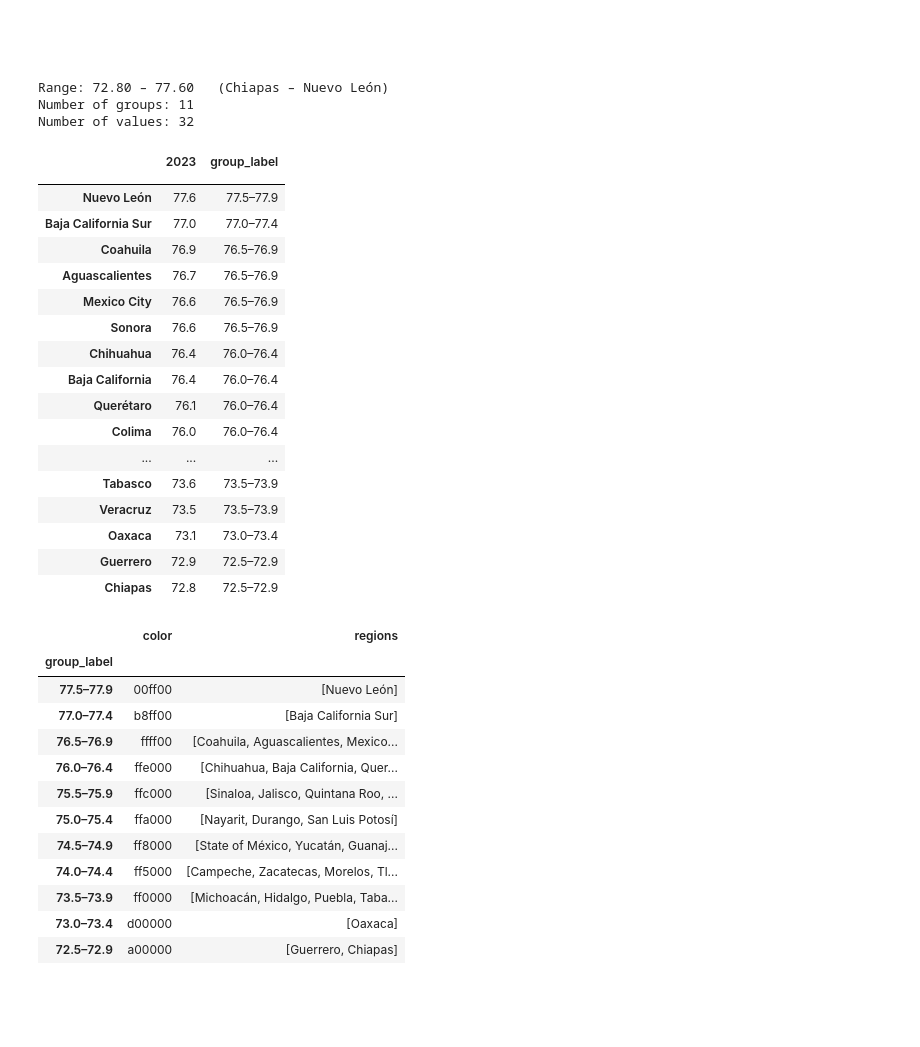
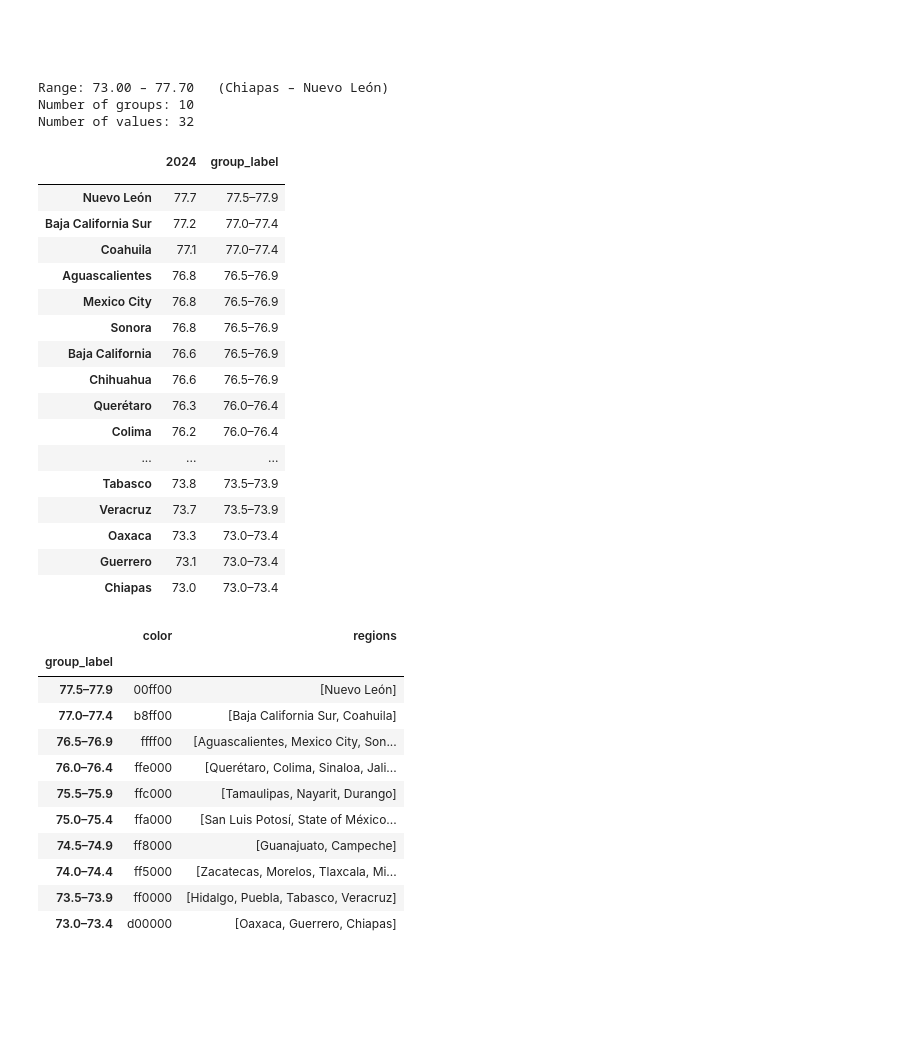
Before and after one commit to Lady3mlnm/Mini-programs-for-calculation-of-life-expectancy-in-countries, a Jupyter notebook: regions_Mexico/Mexican_maps.ipynb, the cells around one changed output. Cells and saved outputs as stored; diff of their text form; code cells hidden in the pictures.

```diff
--- a/regions_Mexico/Mexican_maps.ipynb
+++ b/regions_Mexico/Mexican_maps.ipynb
@@ -18,7 +18,7 @@ import mal_moduls_private.mal_total as mal
 # pd.options.display.min_rows = 4
 # pd.options.display.max_rows = 50
 # %%
-df = pd.read_excel('data/Mortalidad_09.xlsx', sheet_name='Tabulado', skiprows=6, skipfooter=11,
+df = pd.read_excel('data/Mortalidad_09.xlsx', sheet_name='Tabulado', skiprows=8, skipfooter=11,
                    header=None, index_col=0) # skiprows=4, header=None, index_col=0)
 df.index.name = ''
 
@@ -31,5 +31,6 @@ df.rename(index = {'Estados Unidos Mexicanos': '=MÉXICO=',
                    'México': 'State of México',
                    'Veracruz de Ignacio de la Llave': 'Veracruz'}, inplace=True)
 
+print(df.shape)
 df.head(3)
 # %% [output]
@@ -42,6 +44,6 @@ df.head(3)
 # %%
 ls_cols = []
-for year in list(range(2010, 2025)):
+for year in list(range(2010, 2026)):
     ls_cols.extend([f'{year}_t', f'{year}_m', f'{year}_f'])
 
 df.columns = ls_cols
@@ -56,5 +58,5 @@ df.head(3)
 # %%
-def sort_df(df, by=['2023_t', '2022_t'], ascending=False):
+def sort_df(df, by=['2024_t', '2023_t'], ascending=False):
     df.sort_values(by=by, ascending=ascending, inplace=True)
     indexes = df.index.to_list()
     ls_change_order = ['=MÉXICO=']
@@ -75,8 +77,8 @@ df.head(3)
 <br>
 <br>
 # %%
-df = df[[f'{year}_t' for year in range(2010, 2025)]]
-df.columns = range(2010, 2025)
+df = df[[f'{year}_t' for year in range(2010, 2026)]]
+df.columns = range(2010, 2026)
 
 pd.concat([df.head(3), df.tail(3)])
 # %% [output]
@@ -174,34 +176,34 @@ create_legend_code(dd_legend)
 <br>
 <br>
 # %%
-SELECTED_COL = 2023
+SELECTED_COL = 2024
 df_grouped = mal.bin_values_in_dataframe(df_map, SELECTED_COL, step = 0.5, prec=1)
 
 # df_grouped['group_label'] = df_grouped['group_label'].map(lambda st: '70.0–74.99' if st < '75.0–75.49' else st)
 
 df_grouped
 # %% [output]
-Range: 72.80 – 77.60   (Chiapas – Nuevo León)
-Number of groups: 11
+Range: 73.00 – 77.70   (Chiapas – Nuevo León)
+Number of groups: 10
 Number of values: 32
-|  | 2023 | group_label |
+|  | 2024 | group_label |
 |  |  |  |
-| Nuevo León | 77.6 | 77.5–77.9 |
-| Baja California Sur | 77.0 | 77.0–77.4 |
-| Coahuila | 76.9 | 76.5–76.9 |
-| Aguascalientes | 76.7 | 76.5–76.9 |
-| Mexico City | 76.6 | 76.5–76.9 |
-| Sonora | 76.6 | 76.5–76.9 |
-| Chihuahua | 76.4 | 76.0–76.4 |
-| Baja California | 76.4 | 76.0–76.4 |
-| Querétaro | 76.1 | 76.0–76.4 |
-| Colima | 76.0 | 76.0–76.4 |
+| Nuevo León | 77.7 | 77.5–77.9 |
+| Baja California Sur | 77.2 | 77.0–77.4 |
+| Coahuila | 77.1 | 77.0–77.4 |
+| Aguascalientes | 76.8 | 76.5–76.9 |
+| Mexico City | 76.8 | 76.5–76.9 |
+| Sonora | 76.8 | 76.5–76.9 |
+| Baja California | 76.6 | 76.5–76.9 |
+| Chihuahua | 76.6 | 76.5–76.9 |
+| Querétaro | 76.3 | 76.0–76.4 |
+| Colima | 76.2 | 76.0–76.4 |
 | ... | ... | ... |
-| Tabasco | 73.6 | 73.5–73.9 |
-| Veracruz | 73.5 | 73.5–73.9 |
-| Oaxaca | 73.1 | 73.0–73.4 |
-| Guerrero | 72.9 | 72.5–72.9 |
-| Chiapas | 72.8 | 72.5–72.9 |
+| Tabasco | 73.8 | 73.5–73.9 |
+| Veracruz | 73.7 | 73.5–73.9 |
+| Oaxaca | 73.3 | 73.0–73.4 |
+| Guerrero | 73.1 | 73.0–73.4 |
+| Chiapas | 73.0 | 73.0–73.4 |
 # %%
 def extract_indexes(subdf, dd_legend = dd_legend):
     group_label = subdf['group_label'].iloc[0]
@@ -222,16 +224,15 @@ df_grouped
 |  | color | regions |
 | group_label |  |  |
 | 77.5–77.9 | 00ff00 | [Nuevo León] |
-| 77.0–77.4 | b8ff00 | [Baja California Sur] |
-| 76.5–76.9 | ffff00 | [Coahuila, Aguascalientes, Mexico... |
-| 76.0–76.4 | ffe000 | [Chihuahua, Baja California, Quer... |
-| 75.5–75.9 | ffc000 | [Sinaloa, Jalisco, Quintana Roo, ... |
-| 75.0–75.4 | ffa000 | [Nayarit, Durango, San Luis Potosí] |
-| 74.5–74.9 | ff8000 | [State of México, Yucatán, Guanaj... |
-| 74.0–74.4 | ff5000 | [Campeche, Zacatecas, Morelos, Tl... |
-| 73.5–73.9 | ff0000 | [Michoacán, Hidalgo, Puebla, Taba... |
-| 73.0–73.4 | d00000 | [Oaxaca] |
-| 72.5–72.9 | a00000 | [Guerrero, Chiapas] |
+| 77.0–77.4 | b8ff00 | [Baja California Sur, Coahuila] |
+| 76.5–76.9 | ffff00 | [Aguascalientes, Mexico City, Son... |
+| 76.0–76.4 | ffe000 | [Querétaro, Colima, Sinaloa, Jali... |
+| 75.5–75.9 | ffc000 | [Tamaulipas, Nayarit, Durango] |
+| 75.0–75.4 | ffa000 | [San Luis Potosí, State of México... |
+| 74.5–74.9 | ff8000 | [Guanajuato, Campeche] |
+| 74.0–74.4 | ff5000 | [Zacatecas, Morelos, Tlaxcala, Mi... |
+| 73.5–73.9 | ff0000 | [Hidalgo, Puebla, Tabasco, Veracruz] |
+| 73.0–73.4 | d00000 | [Oaxaca, Guerrero, Chiapas] |
 # %%
 def create_json(ls_grouping, title=''):
     false, true = False, True
```
Also changed, not shown: parts of 3 cells of this notebook, 13 other files.
